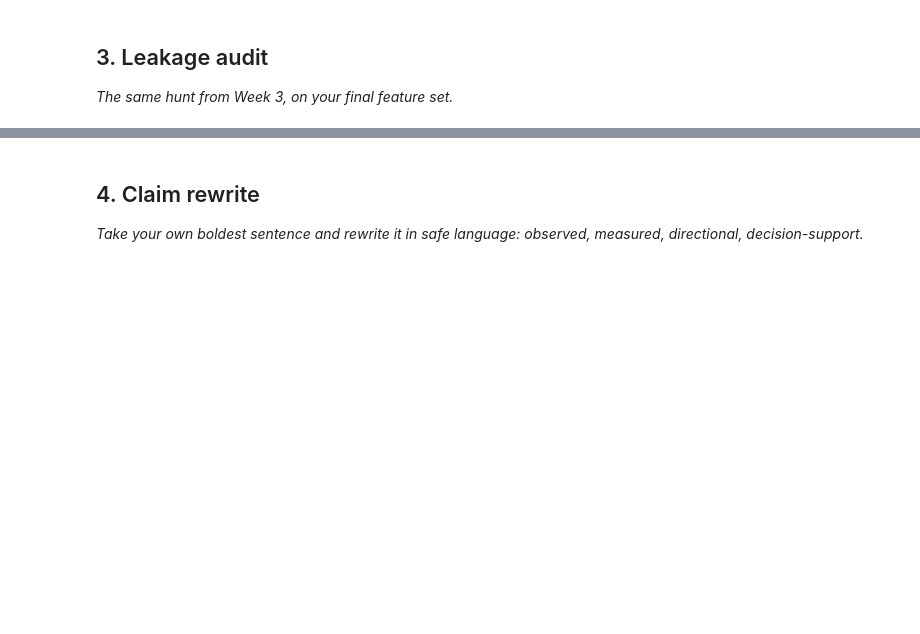
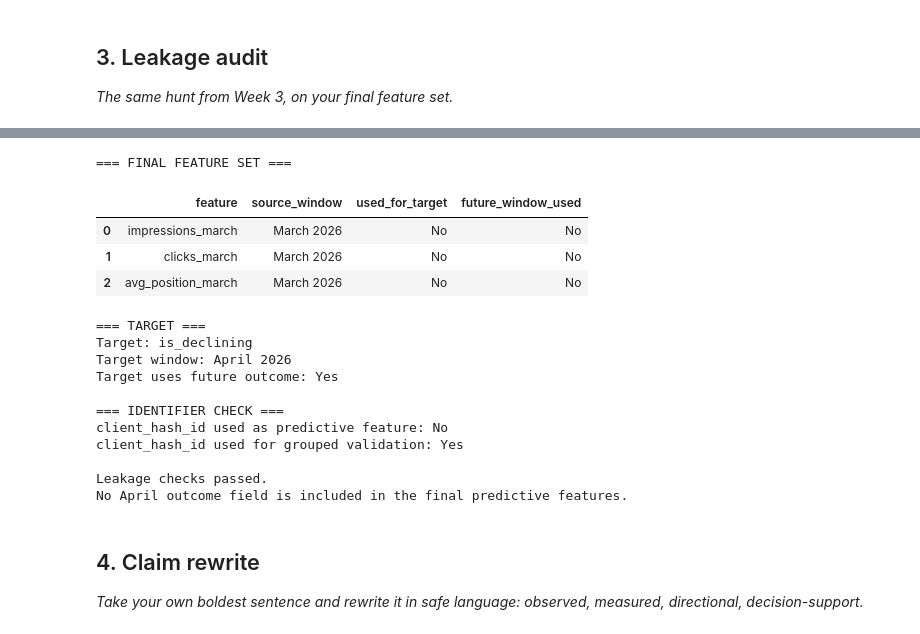
Before and after one commit to hussaintinwala2/Flyrank, a Jupyter notebook: work/notebooks/w06_validation_audit.ipynb, the cells around one changed output, grey strips where cells are left out. Saved outputs shown, nothing was run; the diff lists cells and outputs as text; code cells hidden in the pictures; blank space fills up the shorter version.

```diff
--- a/work/notebooks/w06_validation_audit.ipynb
+++ b/work/notebooks/w06_validation_audit.ipynb
@@ -30,3 +329,74 @@ This skeleton is yours to fill. Work the sections **in order** — each one has
+# %%
+# This cell is for CODE (numbers, a query, a check).
+# Write your text answer in the cell ABOVE this one — typing sentences here breaks Run All.
+# Section 3 — Leakage audit
+
+print("=== FINAL FEATURE SET ===")
+
+feature_audit = pd.DataFrame({
+    "feature": [
+        "impressions_march",
+        "clicks_march",
+        "avg_position_march"
+    ],
+    "source_window": [
+        "March 2026",
+        "March 2026",
+        "March 2026"
+    ],
+    "used_for_target": [
+        "No",
+        "No",
+        "No"
+    ],
+    "future_window_used": [
+        "No",
+        "No",
+        "No"
+    ]
+})
+
+display(feature_audit)
+
+print("\n=== TARGET ===")
+print("Target: is_declining")
+print("Target window: April 2026")
+print("Target uses future outcome: Yes")
+
+print("\n=== IDENTIFIER CHECK ===")
+print("client_hash_id used as predictive feature: No")
+print("client_hash_id used for grouped validation: Yes")
+
+# Programmatic checks
+assert set(feature_cols).issubset({
+    "impressions_march",
+    "clicks_march",
+    "avg_position_march"
+})
+
+assert "impressions_april" not in feature_cols
+assert "is_declining" not in feature_cols
+assert "client_hash_id" not in feature_cols
+
+print("\nLeakage checks passed.")
+print("No April outcome field is included in the final predictive features.")
+# %% [output]
+=== FINAL FEATURE SET ===
+|  | feature | source_window | used_for_target | future_window_used |
+| 0 | impressions_march | March 2026 | No | No |
+| 1 | clicks_march | March 2026 | No | No |
+| 2 | avg_position_march | March 2026 | No | No |
+=== TARGET ===
+Target: is_declining
+Target window: April 2026
+Target uses future outcome: Yes
+
+=== IDENTIFIER CHECK ===
+client_hash_id used as predictive feature: No
+client_hash_id used for grouped validation: Yes
+
+Leakage checks passed.
+No April outcome field is included in the final predictive features.
 # %% [markdown]
 ## 4. Claim rewrite
 
```
Also changed, not shown: parts of 9 cells of this notebook.
